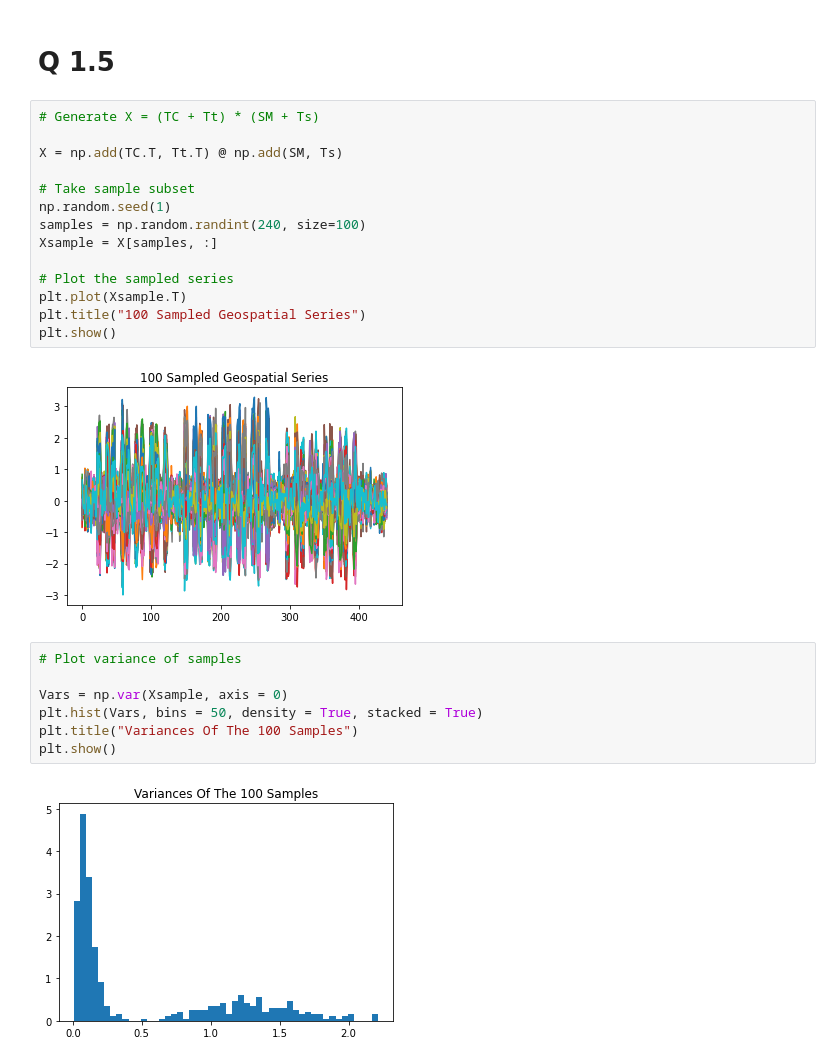
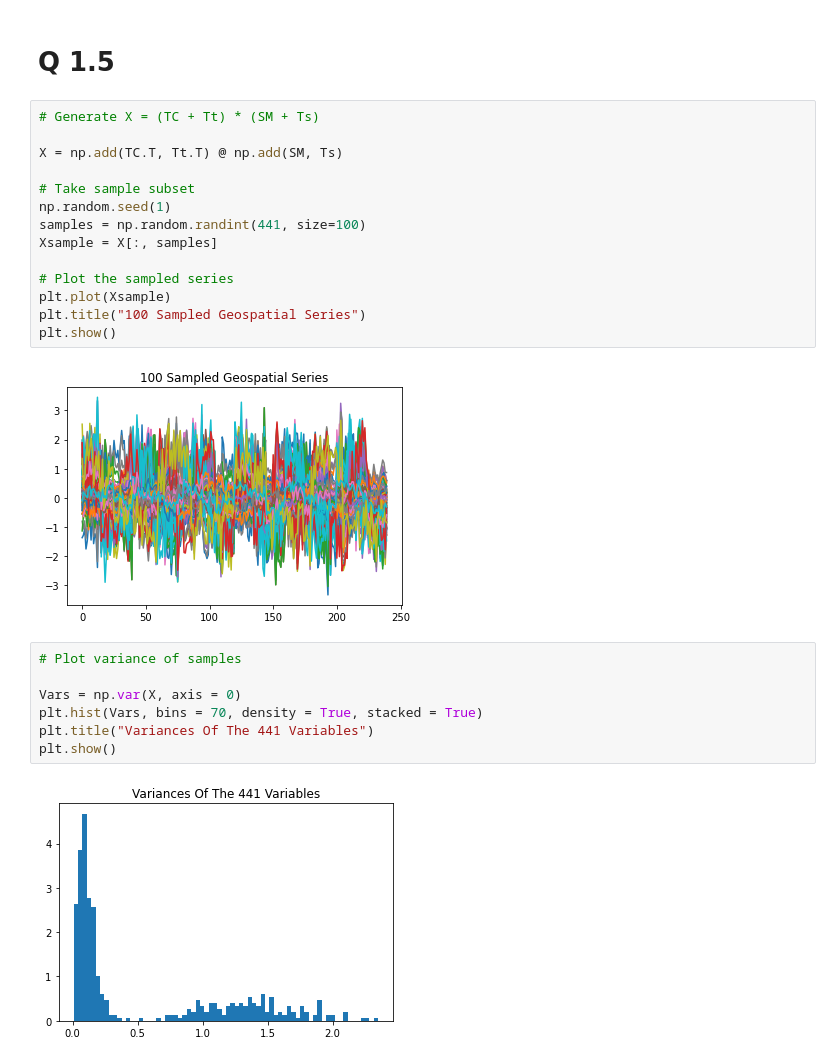
Before and after one commit to Sorgl0s/MAST30034_Assignment1, a Jupyter notebook: Assignment 1 JPNB.ipynb, the cells around one changed output. Cells and saved outputs as stored; diff of their text form.

Commit message:
Fixed Q 1.5. Had sampled along wrong dimension. -JPNB

```diff
--- a/Assignment 1 JPNB.ipynb
+++ b/Assignment 1 JPNB.ipynb
@@ -148,28 +148,28 @@ plt.show()
 # %%
 # Generate X = (TC + Tt) * (SM + Ts)
 
 X = np.add(TC.T, Tt.T) @ np.add(SM, Ts)
 
 # Take sample subset
 np.random.seed(1)
-samples = np.random.randint(240, size=100)
-Xsample = X[samples, :]
+samples = np.random.randint(441, size=100)
+Xsample = X[:, samples]
 
 # Plot the sampled series
-plt.plot(Xsample.T)
+plt.plot(Xsample)
 plt.title("100 Sampled Geospatial Series")
 plt.show()
 # %% [output]
-[figure, old version]
+[figure, new version]
 # %%
 # Plot variance of samples
 
-Vars = np.var(Xsample, axis = 0)
-plt.hist(Vars, bins = 50, density = True, stacked = True)
-plt.title("Variances Of The 100 Samples")
+Vars = np.var(X, axis = 0)
+plt.hist(Vars, bins = 70, density = True, stacked = True)
+plt.title("Variances Of The 441 Variables")
 plt.show()
 # %% [output]
-[figure, old version]
+[figure, new version]
 # %%
 # Standardize X
 
```
Also changed, not shown: parts of 1 cell of this notebook.
